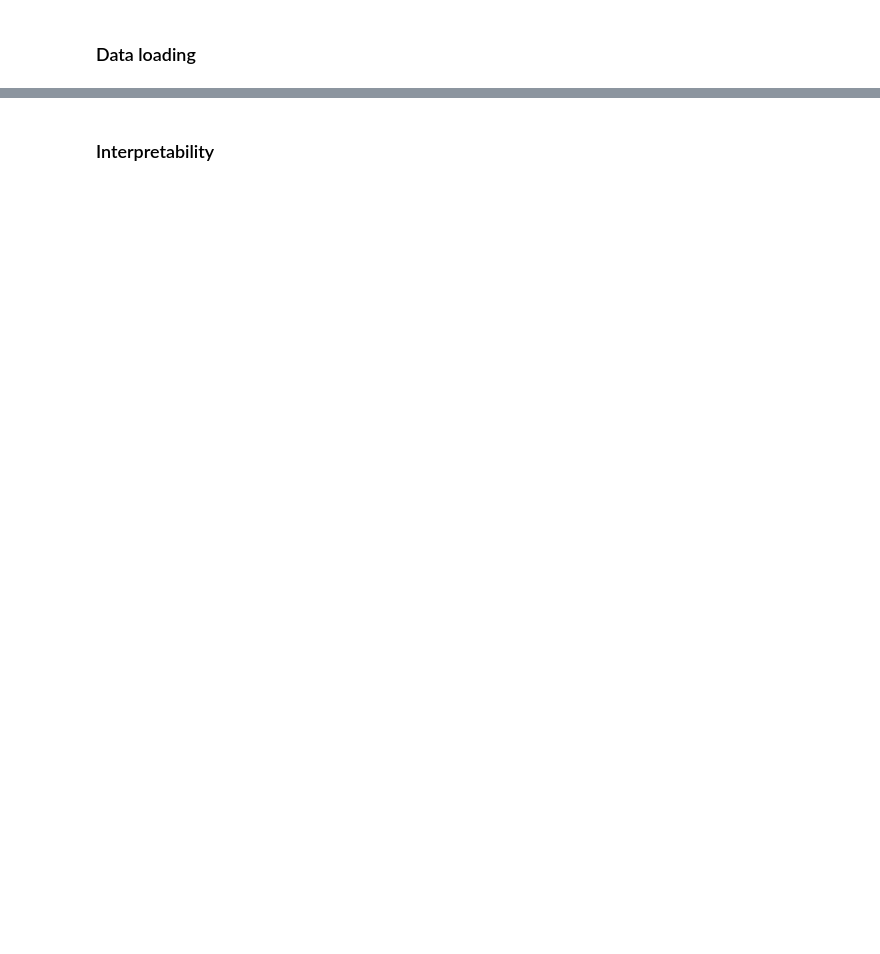
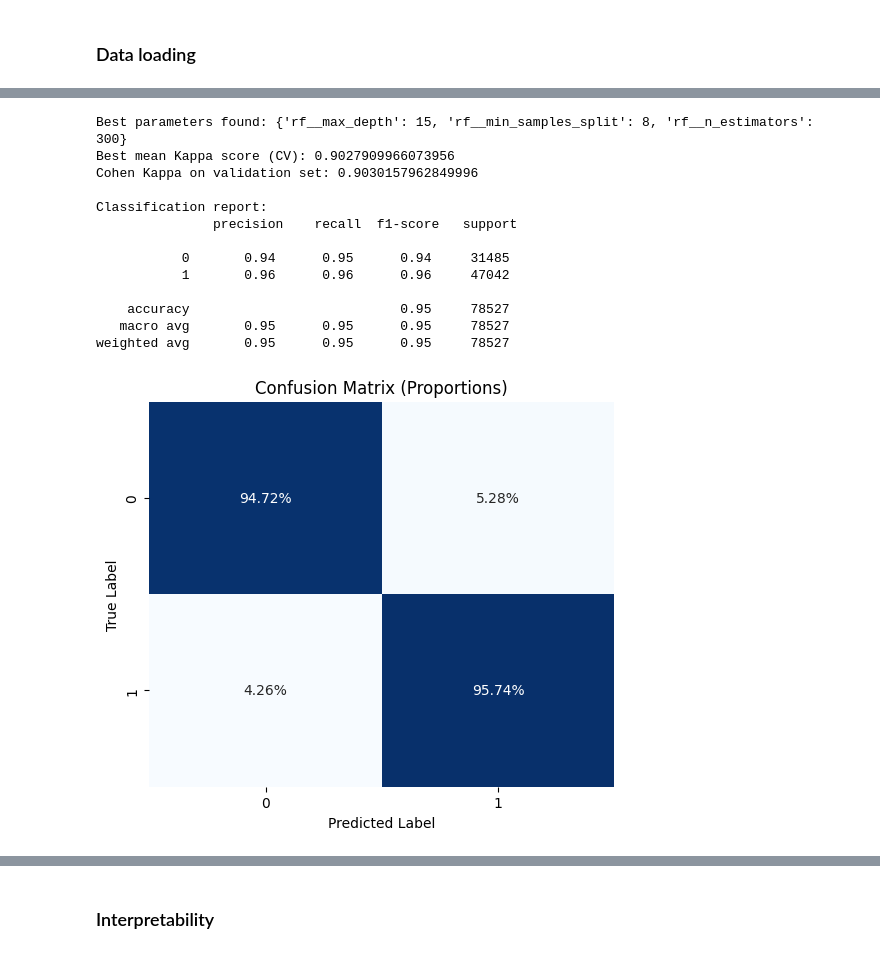
Before and after one commit to Salimgggg/ml-brainwaves, a Jupyter notebook: Modèle_for_submission.ipynb, the cells around one changed output, grey strips where cells are left out. Saved outputs shown, nothing was run; the diff lists cells and outputs as text; code cells hidden in the pictures; blank space fills up the shorter version.

```diff
--- a/Modèle_for_submission.ipynb
+++ b/Modèle_for_submission.ipynb
@@ -180,0 +521,69 @@ Cohen Kappa score on validation set: 0.6272480496014934
+# %%
+
+# -----------------------------------------------------------------
+# 6) EXTRACT THE BEST MODEL & PRINT SCORES
+# -----------------------------------------------------------------
+print("Best parameters found:", cv.best_params_)
+print("Best mean Kappa score (CV):", cv.best_score_)
+
+best_model = cv.best_estimator_
+
+# -----------------------------------------------------------------
+# 7) EVALUATE ON VALIDATION SET
+# -----------------------------------------------------------------
+val_preds = best_model.predict(X_val)
+
+kappa_val = cohen_kappa_score(y_val, val_preds)
+print("Cohen Kappa on validation set:", kappa_val)
+
+# Print classification metrics
+print("\nClassification report:\n", classification_report(y_val, val_preds))
+
+import numpy as np
+import seaborn as sns
+import matplotlib.pyplot as plt
+from sklearn.metrics import confusion_matrix
+
+def plot_confusion_matrix_proportions(y_true, y_pred):
+    """
+    Plots a confusion matrix with proportions (row normalized),
+    displayed as percentages in a heatmap.
+    """
+    # Compute the standard confusion matrix (counts)
+    cm = confusion_matrix(y_true, y_pred)
+
+    # Normalize by row (actual class) to get proportions
+    cm_normalized = cm / cm.sum(axis=1, keepdims=True)
+
+    # Create a heatmap using Seaborn
+    plt.figure(figsize=(6, 5))
+    ax = sns.heatmap(cm_normalized,
+                     annot=True,       # show values
+                     fmt=".2%",        # format as percentage, 2 decimal places
+                     cmap="Blues",
+                     cbar=False)
+
+    # Labeling
+    ax.set_xlabel("Predicted Label")
+    ax.set_ylabel("True Label")
+    ax.set_title("Confusion Matrix (Proportions)")
+
+    plt.show()
+
+
+plot_confusion_matrix_proportions(y_val, val_preds)
+# %% [output]
+Best parameters found: {'rf__max_depth': 15, 'rf__min_samples_split': 8, 'rf__n_estimators': 300}
+Best mean Kappa score (CV): 0.9027909966073956
+Cohen Kappa on validation set: 0.9030157962849996
+
+Classification report:
+               precision    recall  f1-score   support
+
+           0       0.94      0.95      0.94     31485
+           1       0.96      0.96      0.96     47042
+
+    accuracy                           0.95     78527
+   macro avg       0.95      0.95      0.95     78527
+weighted avg       0.95      0.95      0.95     78527
+[figure, added]
```
Also changed, not shown: parts of 27 cells of this notebook.
